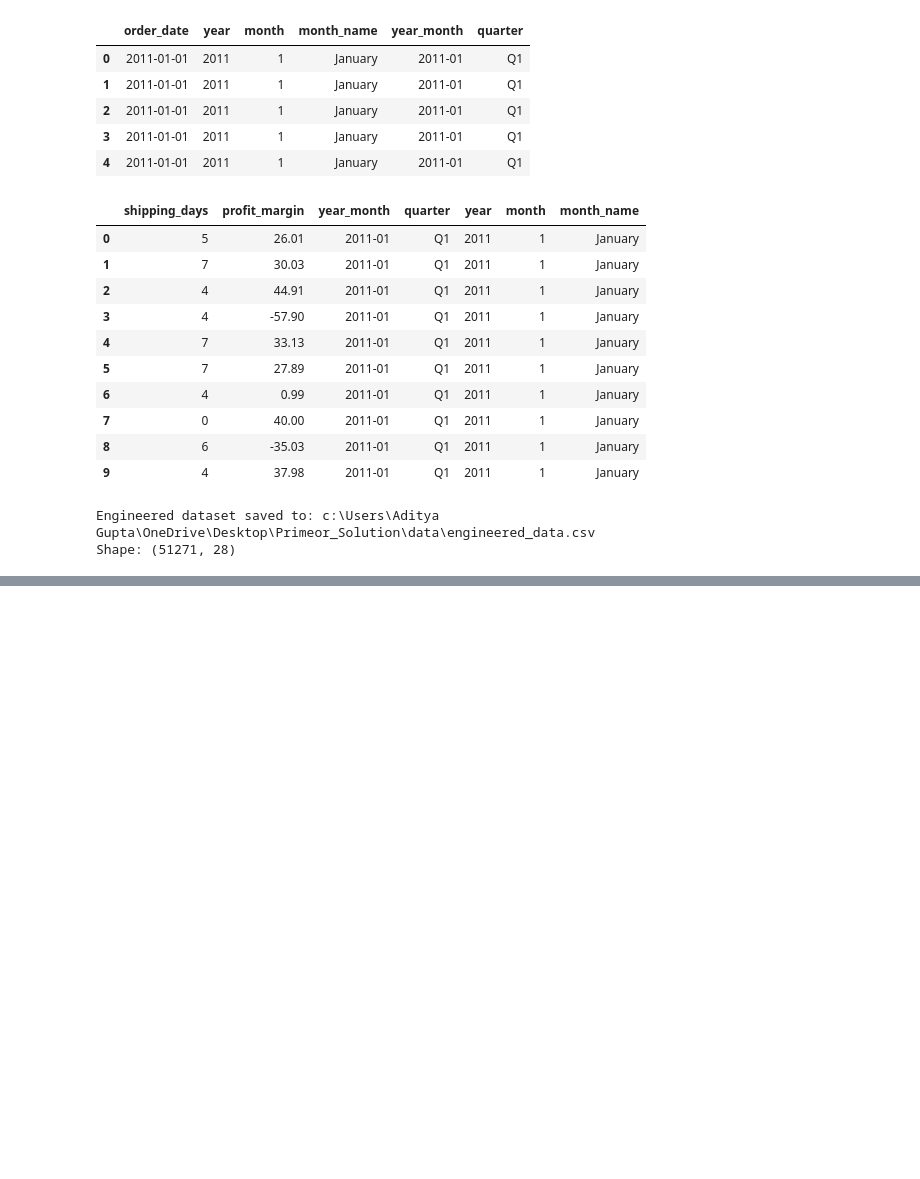
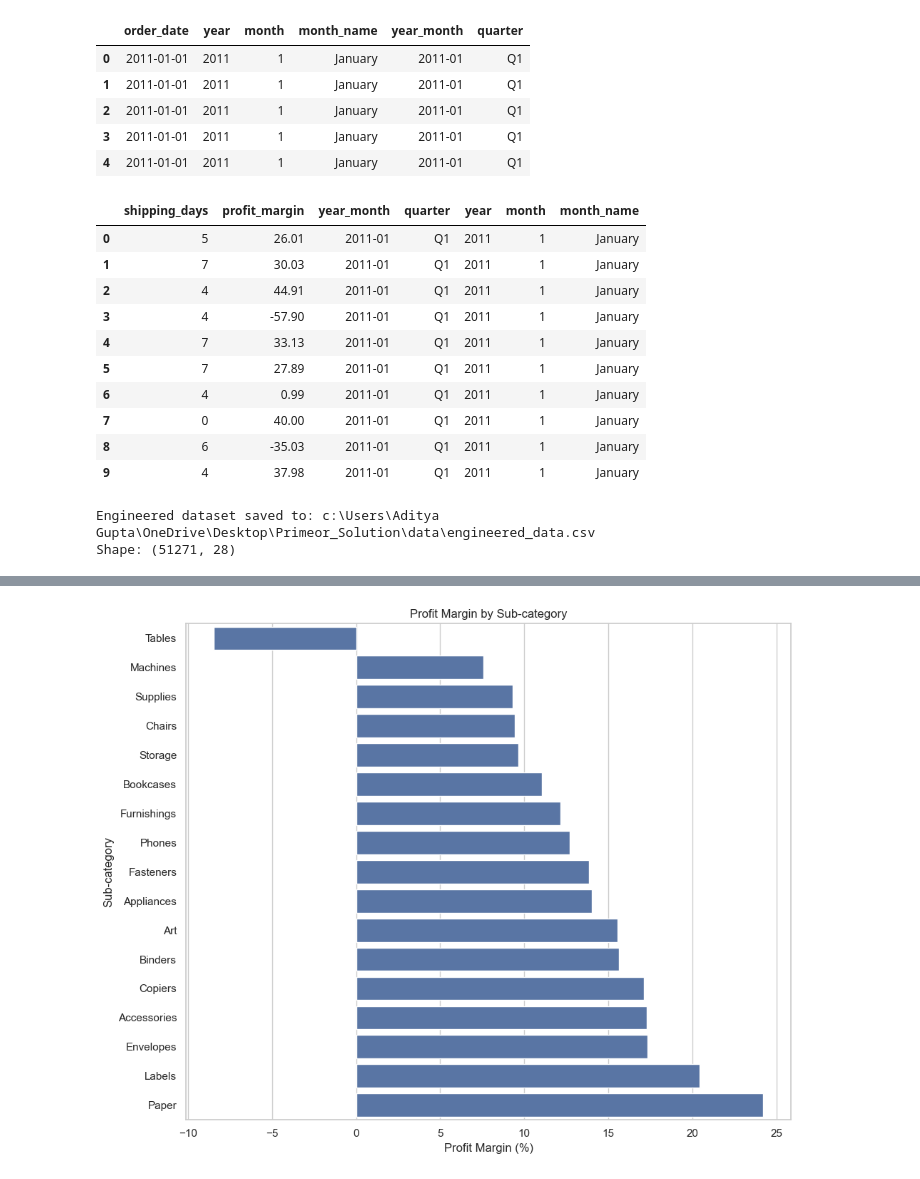
Before and after one commit to addyji007-bot/primeor-solution, a Jupyter notebook: notebooks/04_feature_engineering.ipynb, the cells around one changed output, grey strips where cells are left out. Drawn from its saved outputs; the diff is of its cells as text; code cells hidden in the pictures; blank space fills up the shorter version.

```diff
--- a/notebooks/04_feature_engineering.ipynb
+++ b/notebooks/04_feature_engineering.ipynb
@@ -198,0 +324,12 @@ Shape: (51271, 28)
+# %%
+Q1_shipping = df["shipping_days"].quantile(0.25)
+Q3_shipping = df["shipping_days"].quantile(0.75)
+
+IQR_shipping = Q3_shipping - Q1_shipping
+
+shipping_upper_bound =Q3_shipping + (1.5 *  IQR_shipping)
+
+print("Q1:", Q1_shipping)
+print("Q3:", Q3_shipping)
+print("IQR:", IQR_shipping)
+print("Upper Bound:", shipping_upper_bound)
@@ -198,0 +341,8 @@ Shape: (51271, 28)
+# %%
+df["shipping_outlier"] = np.where(
+    df["shipping_days"] > shipping_upper_bound,
+    "Slow",
+    "Normal"
+)
+
+df["shipping_outlier"].value_counts()
@@ -198,0 +450,29 @@ Shape: (51271, 28)
+# %%
+plot_data = (
+    subcategory_profitability
+    .reset_index()
+    .sort_values("profit_margin")
+)
+
+plt.figure(figsize=(10, 8))
+
+sns.barplot(
+    data=plot_data,
+    x="profit_margin",
+    y="sub_category"
+)
+
+plt.title("Profit Margin by Sub-category")
+plt.xlabel("Profit Margin (%)")
+plt.ylabel("Sub-category")
+plt.tight_layout()
+
+plt.savefig(
+    FIGURES_DIR / "04_profit_margin_by_subcategory.png",
+    dpi=300,
+    bbox_inches="tight"
+)
+
+plt.show()
+# %% [output]
+[figure, added]
```
Also changed, not shown: parts of 43 cells of this notebook, 17 other files.
